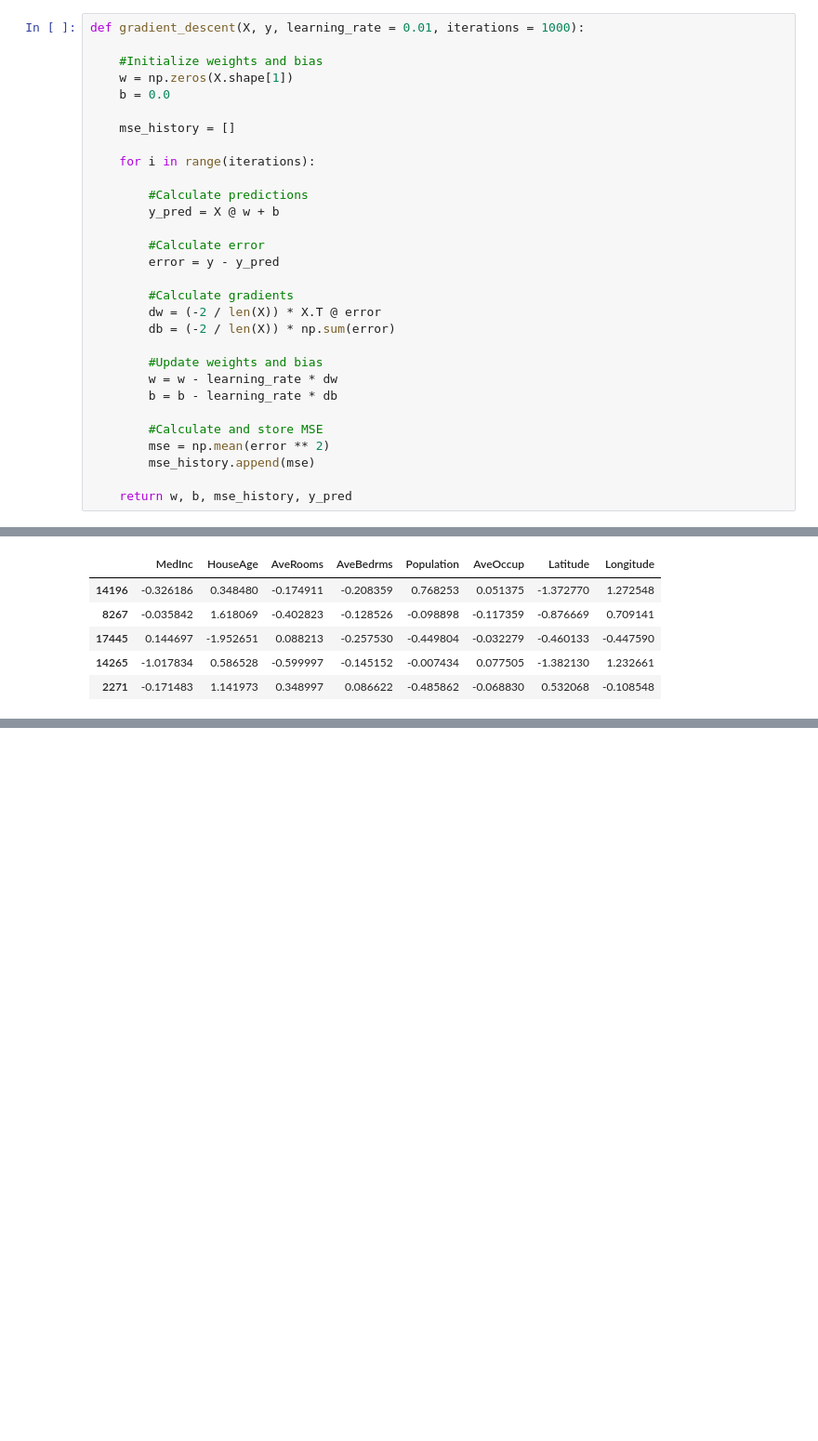
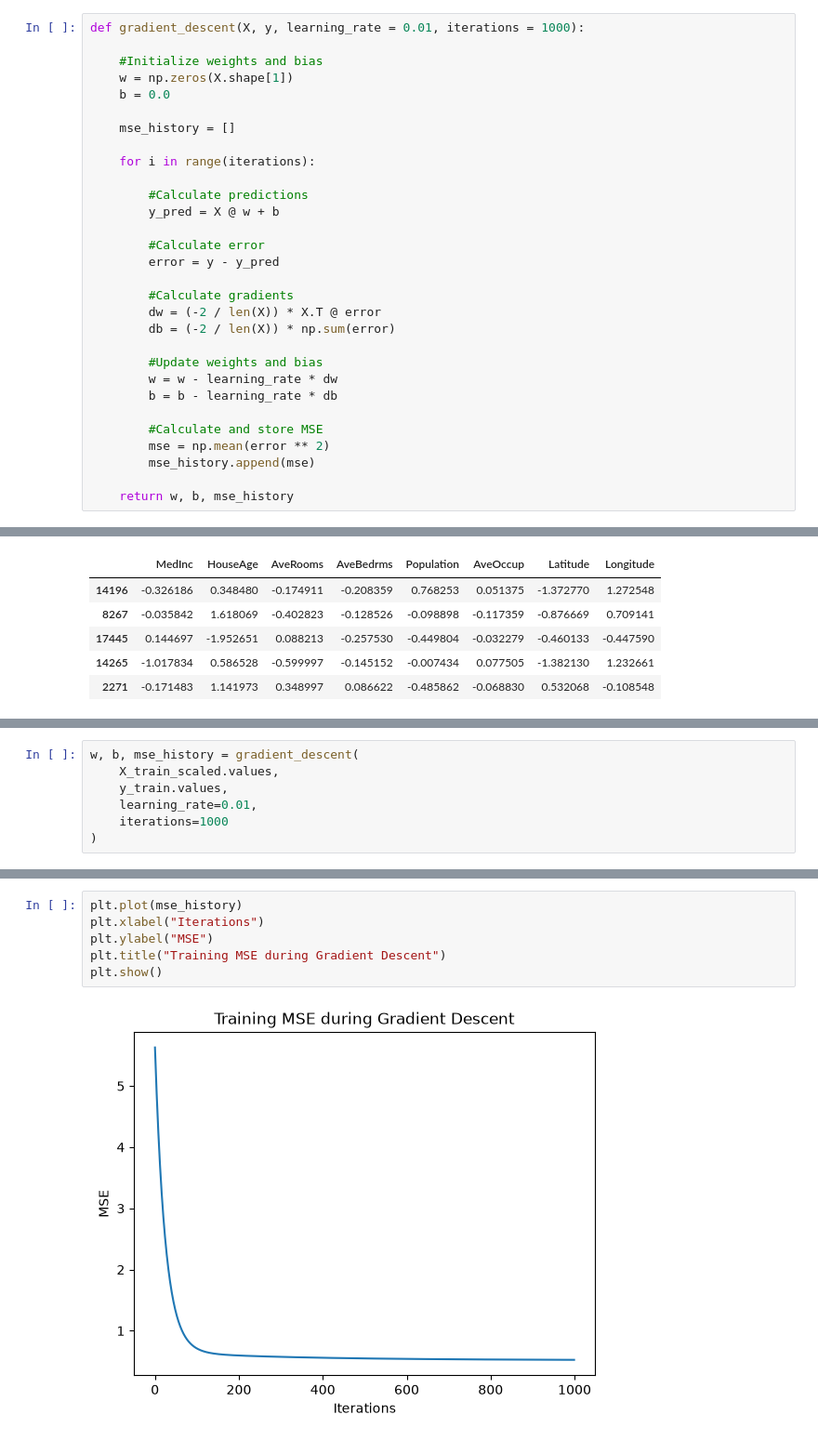
Before and after one commit to Navkirat9339/Housing-Price-Prediction, a Jupyter notebook: notebooks/03_feature_scaling_and_regression.ipynb, the cells around one changed output, grey strips where cells are left out. Shown at 93% size. Cells and saved outputs as stored; diff of their text form; blank space fills up the shorter version.

```diff
--- a/notebooks/03_feature_scaling_and_regression.ipynb
+++ b/notebooks/03_feature_scaling_and_regression.ipynb
@@ -112,7 +112,7 @@ def gradient_descent(X, y, learning_rate = 0.01, iterations = 1000):
         mse = np.mean(error ** 2)
         mse_history.append(mse)
 
-    return w, b, mse_history, y_pred
+    return w, b, mse_history
 # %%
 def predict(X, w, b):
     return X @ w + b
@@ -226,0 +260,7 @@ X_train_scaled.head()
+# %%
+w, b, mse_history = gradient_descent(
+    X_train_scaled.values,
+    y_train.values,
+    learning_rate=0.01,
+    iterations=1000
+)
@@ -226,0 +276,8 @@ X_train_scaled.head()
+# %%
+plt.plot(mse_history)
+plt.xlabel("Iterations")
+plt.ylabel("MSE")
+plt.title("Training MSE during Gradient Descent")
+plt.show()
+# %% [output]
+[figure, added]
```
Also changed, not shown: parts of 15 cells of this notebook.
